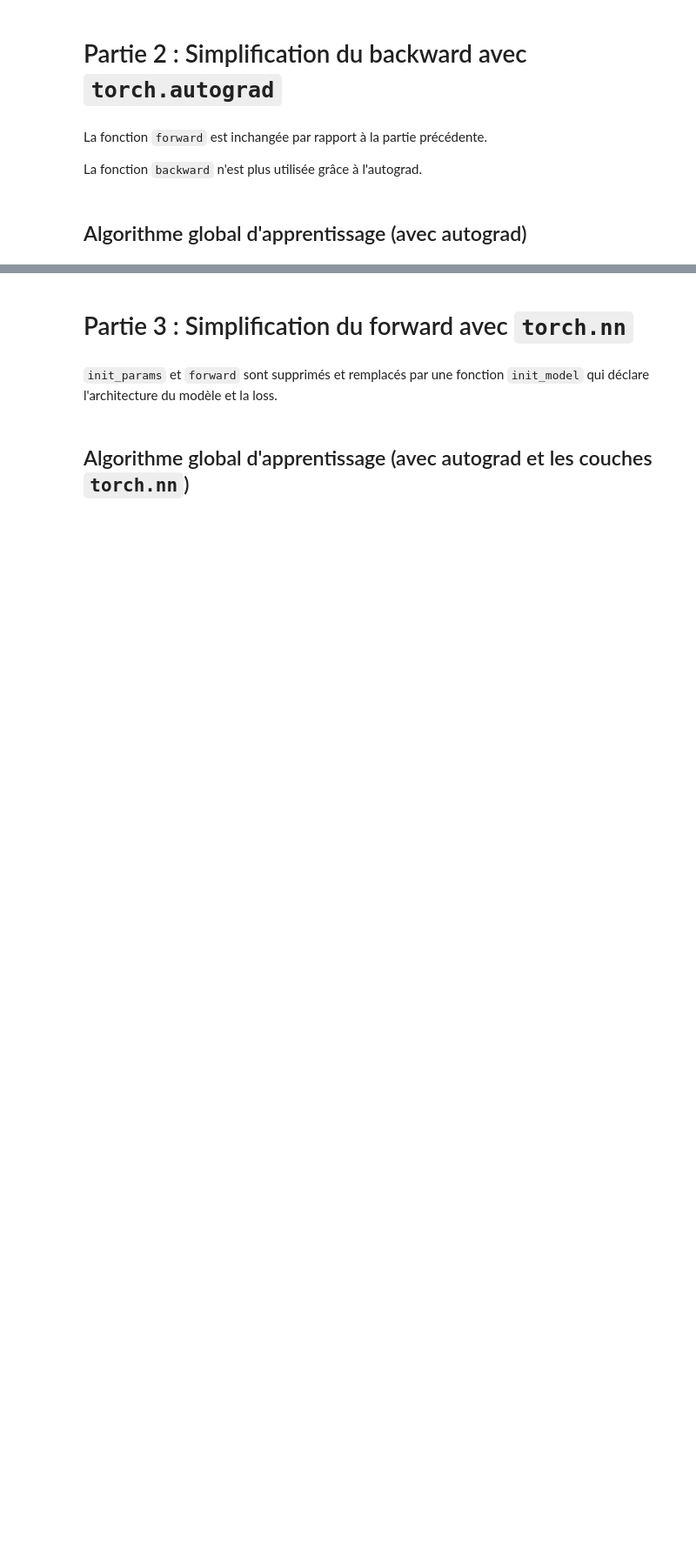
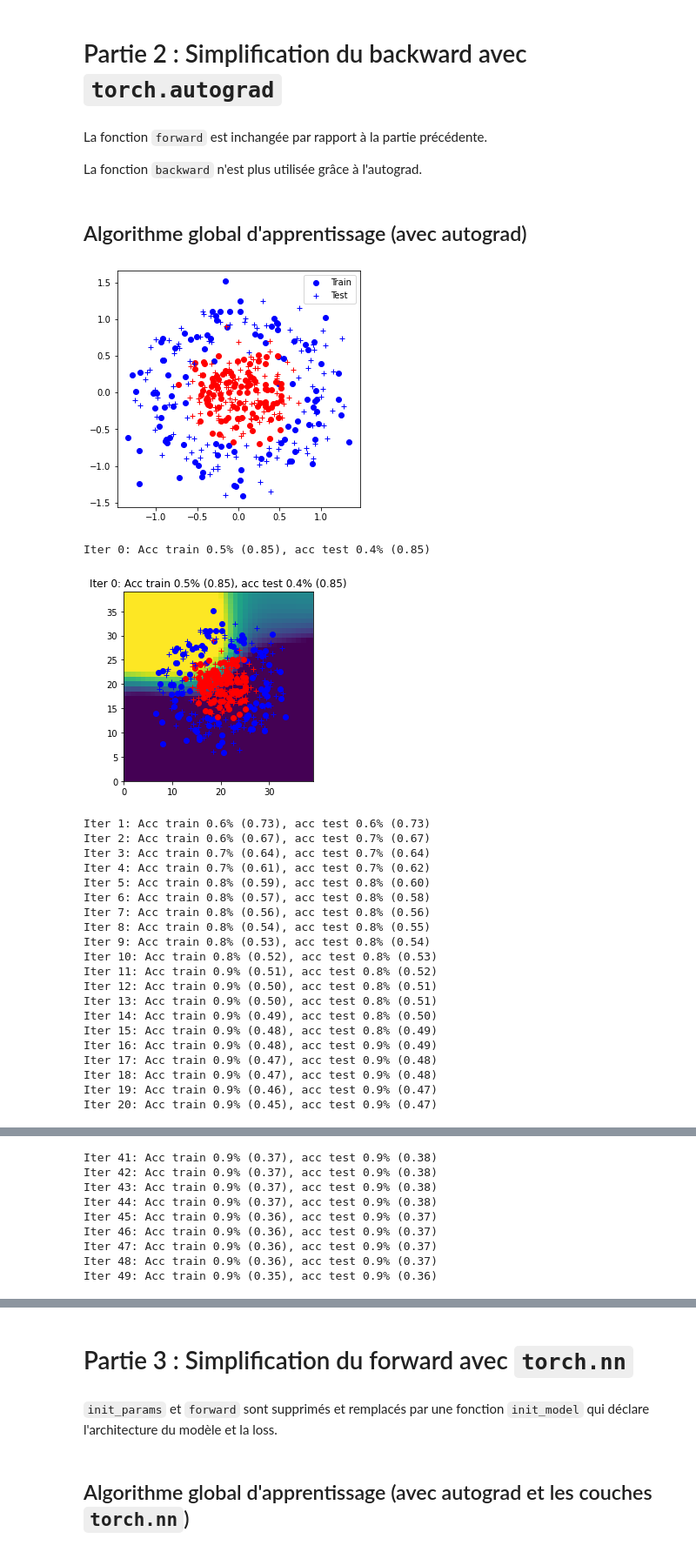
Before and after one commit to jean3108/Reconnaissance-Forme-Analyse-Image, a Jupyter notebook: Deep_learning/TP_3_4_Introduction_aux_réseaux_de_neurones_Sorbonne.ipynb, the cells around one changed output, grey strips where cells are left out. Shown at 87% size. Saved outputs shown, nothing was run; the diff lists cells and outputs as text; code cells hidden in the pictures; blank space fills up the shorter version.

```diff
--- a/Deep_learning/TP_3_4_Introduction_aux_réseaux_de_neurones_Sorbonne.ipynb
+++ b/Deep_learning/TP_3_4_Introduction_aux_réseaux_de_neurones_Sorbonne.ipynb
@@ -217,23 +328,22 @@ plt.show()
 # %% [markdown]
 # Partie 2 : Simplification du backward avec `torch.autograd`
 # %%
-def init_params(nx, nh, ny):
+def init_params_1(nx, nh, ny):
     """
     nx, nh, ny: integers
     out params: dictionnary
     """
     params = {}
-
     #####################
     ## Votre code ici  ##
     #####################
     # remplir avec les paramètres Wh, Wy, bh, by
     # activer l'autograd sur les poids du réseau
 
-    params["Wh"] = None
-    params["Wy"] = None
-    params["bh"] = None
-    params["by"] = None
+    params["Wh"] = torch.randn((nx,nh),requires_grad = True, dtype=torch.float)
+    params["Wy"] = torch.randn((nh,ny),requires_grad = True, dtype=torch.float)
+    params["bh"] = torch.randn((nh),requires_grad = True, dtype=torch.float)
+    params["by"] = torch.randn((ny),requires_grad = True, dtype=torch.float)
 
     ####################
     ##      FIN        #
@@ -244,7 +354,7 @@ La fonction `forward` est inchangée par rapport à la partie précédente.
 
 La fonction `backward` n'est plus utilisée grâce à l'autograd.
 # %%
-def sgd(params, eta):
+def sgd_1(params, eta):
 
     #####################
     ## Votre code ici  ##
@@ -252,11 +362,16 @@ def sgd(params, eta):
     # mettre à jour le contenu de params
     # attention à bien utiliser torch.no_grad()
     # et à remettre les accumulateurs de gradients à zéro
+    with torch.no_grad():
+        params["Wh"] -= eta*params["Wh"].grad
+        params["Wy"] -= eta*params["Wy"].grad
+        params["bh"] -= eta*params["bh"].grad
+        params["by"] -= eta*params["by"].grad
 
-    params["Wh"] = None
-    params["Wy"] = None
-    params["bh"] = None
-    params["by"] = None
+    params["Wh"].grad.data.zero_()
+    params["Wy"].grad.data.zero_()
+    params["bh"].grad.data.zero_()
+    params["by"].grad.data.zero_()
 
     ####################
     ##      FIN        #
@@ -273,14 +388,14 @@ Nbatch = 10
 nx = data.Xtrain.shape[1]
 nh = 10
 ny = data.Ytrain.shape[1]
-eta = 0.03
+eta = 0.01
 
-params = init_params(nx, nh, ny)
+params = init_params_1(nx, nh, ny)
 
 curves = [[],[], [], []]
 
 # epoch
-for iteration in range(150):
+for iteration in range(50):
 
     # permute
     perm = np.random.permutation(N)
@@ -300,33 +415,60 @@ for iteration in range(150):
         # écrire l'algorithme d'apprentissage sur le batch (X,Y)
         # en utilisant les fonctions forward, loss_accuracy, sgd
         # calculer les gradients avec la fonction backward de l'autograd
 
+        _, out = forward(params, X)
+        loss, acc = loss_accuracy(out["yhat"], Y)
+        loss.backward()
+        sgd_1(params, eta)
 
     ####################
     ##      FIN        #
     ####################
-
-
     Yhat_train, _ = forward(params, data.Xtrain)
     Yhat_test, _ = forward(params, data.Xtest)
     Ltrain, acctrain = loss_accuracy(Yhat_train, data.Ytrain)
     Ltest, acctest = loss_accuracy(Yhat_test, data.Ytest)
     Ygrid, _ = forward(params, data.Xgrid)
 
     title = 'Iter {}: Acc train {:.1f}% ({:.2f}), acc test {:.1f}% ({:.2f})'.format(iteration, acctrain, Ltrain, acctest, Ltest)
     print(title)
     # detach() est utilisé pour détacher les predictions du graphes de calcul autograd
-    data.plot_data_with_grid(Ygrid.detach(), title)
+    if iteration % 20 == 0:
+        data.plot_data_with_grid(Ygrid.detach(), title)
 
     curves[0].append(acctrain)
     curves[1].append(acctest)
     curves[2].append(Ltrain)
     curves[3].append(Ltest)
 
 fig = plt.figure()
 plt.plot(curves[0], label="acc. train")
 plt.plot(curves[1], label="acc. test")
 plt.plot(curves[2], label="loss train")
 plt.plot(curves[3], label="loss test")
 plt.legend()
 plt.show()
+# %% [output]
+[figure, added]
+Iter 0: Acc train 0.5% (0.85), acc test 0.4% (0.85)
+[figure, added]
+Iter 1: Acc train 0.6% (0.73), acc test 0.6% (0.73)
+Iter 2: Acc train 0.6% (0.67), acc test 0.7% (0.67)
+Iter 3: Acc train 0.7% (0.64), acc test 0.7% (0.64)
+Iter 4: Acc train 0.7% (0.61), acc test 0.7% (0.62)
+Iter 5: Acc train 0.8% (0.59), acc test 0.8% (0.60)
+Iter 6: Acc train 0.8% (0.57), acc test 0.8% (0.58)
+Iter 7: Acc train 0.8% (0.56), acc test 0.8% (0.56)
+Iter 8: Acc train 0.8% (0.54), acc test 0.8% (0.55)
+Iter 9: Acc train 0.8% (0.53), acc test 0.8% (0.54)
+Iter 10: Acc train 0.8% (0.52), acc test 0.8% (0.53)
+Iter 11: Acc train 0.9% (0.51), acc test 0.8% (0.52)
+Iter 12: Acc train 0.9% (0.50), acc test 0.8% (0.51)
+Iter 13: Acc train 0.9% (0.50), acc test 0.8% (0.51)
+Iter 14: Acc train 0.9% (0.49), acc test 0.8% (0.50)
+Iter 15: Acc train 0.9% (0.48), acc test 0.8% (0.49)
+Iter 16: Acc train 0.9% (0.48), acc test 0.9% (0.49)
+Iter 17: Acc train 0.9% (0.47), acc test 0.9% (0.48)
+Iter 18: Acc train 0.9% (0.47), acc test 0.9% (0.48)
+Iter 19: Acc train 0.9% (0.46), acc test 0.9% (0.47)
+Iter 20: Acc train 0.9% (0.45), acc test 0.9% (0.47)
@@ -332,0 +497,9 @@ plt.show()
+Iter 41: Acc train 0.9% (0.37), acc test 0.9% (0.38)
+Iter 42: Acc train 0.9% (0.37), acc test 0.9% (0.38)
+Iter 43: Acc train 0.9% (0.37), acc test 0.9% (0.38)
+Iter 44: Acc train 0.9% (0.37), acc test 0.9% (0.38)
+Iter 45: Acc train 0.9% (0.36), acc test 0.9% (0.37)
+Iter 46: Acc train 0.9% (0.36), acc test 0.9% (0.37)
+Iter 47: Acc train 0.9% (0.36), acc test 0.9% (0.37)
+Iter 48: Acc train 0.9% (0.36), acc test 0.9% (0.37)
+Iter 49: Acc train 0.9% (0.35), acc test 0.9% (0.36)
```
Also changed, not shown: parts of 14 cells of this notebook.
